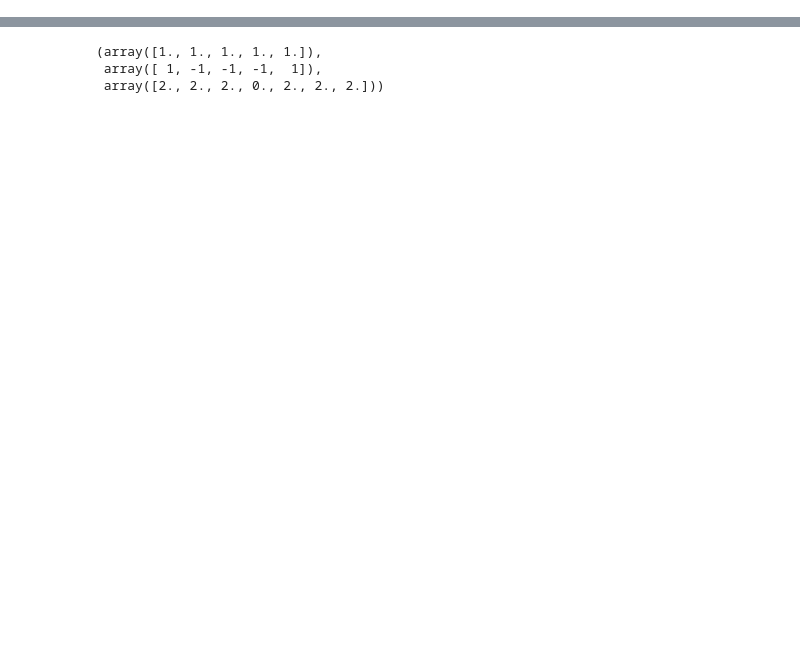
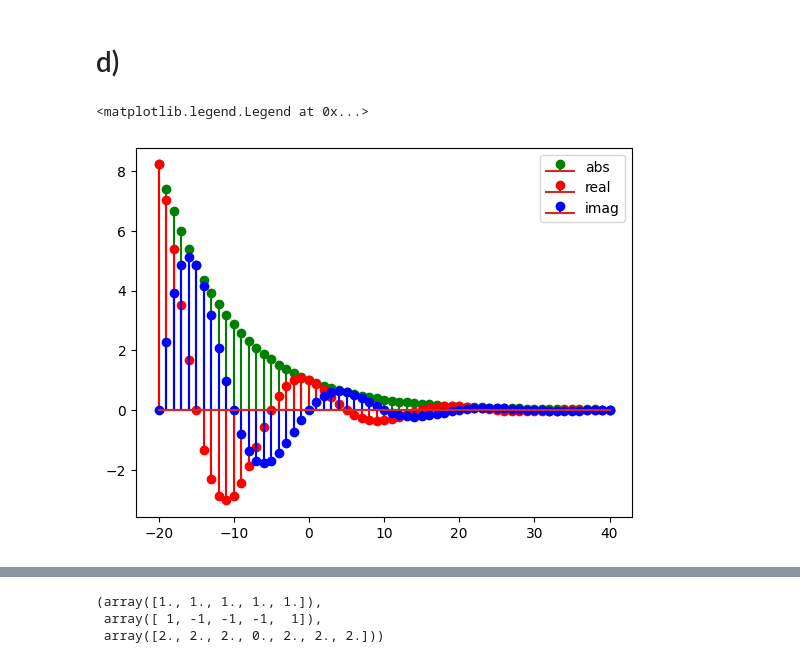
Before and after one commit to Teun0n/DTSP_notes, a Jupyter notebook: kap2.ipynb, the cells around one changed output, grey strips where cells are left out. Cells and saved outputs as stored; diff of their text form; code cells hidden in the pictures; blank space fills up the shorter version.

```diff
--- a/kap2.ipynb
+++ b/kap2.ipynb
@@ -6,0 +37,10 @@ import scipy.signal as signal
+# %% [markdown]
+# d)
+# %%
+plt.stem(n,np.abs(x2),'g',label="abs")
+plt.stem(n,np.real(x2),'r',label="real")
+plt.stem(n,np.imag(x2),'b',label="imag")
+plt.legend()
+# %% [output]
+<matplotlib.legend.Legend at 0x...>
+[figure, added]
```
Also changed, not shown: parts of 25 cells of this notebook.
